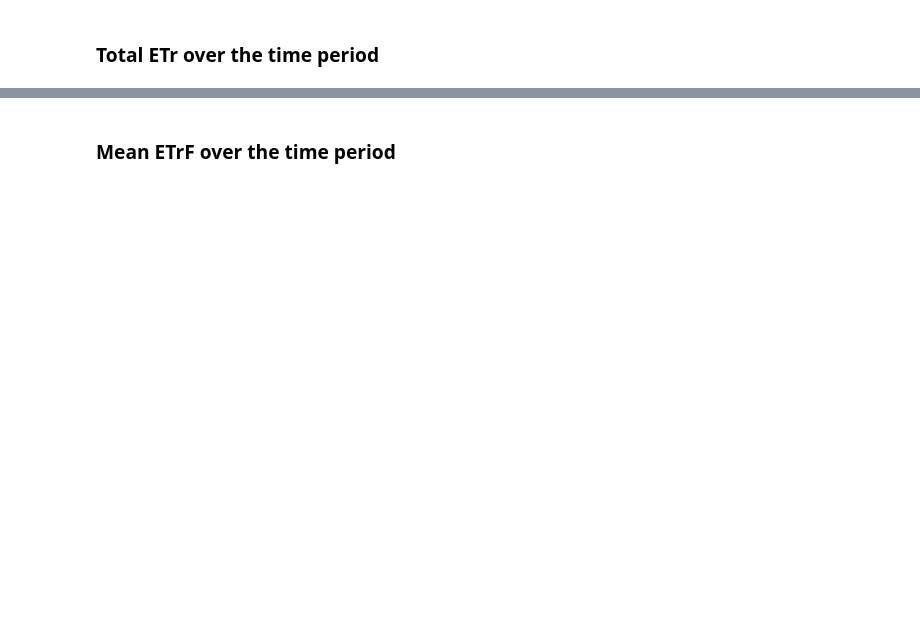
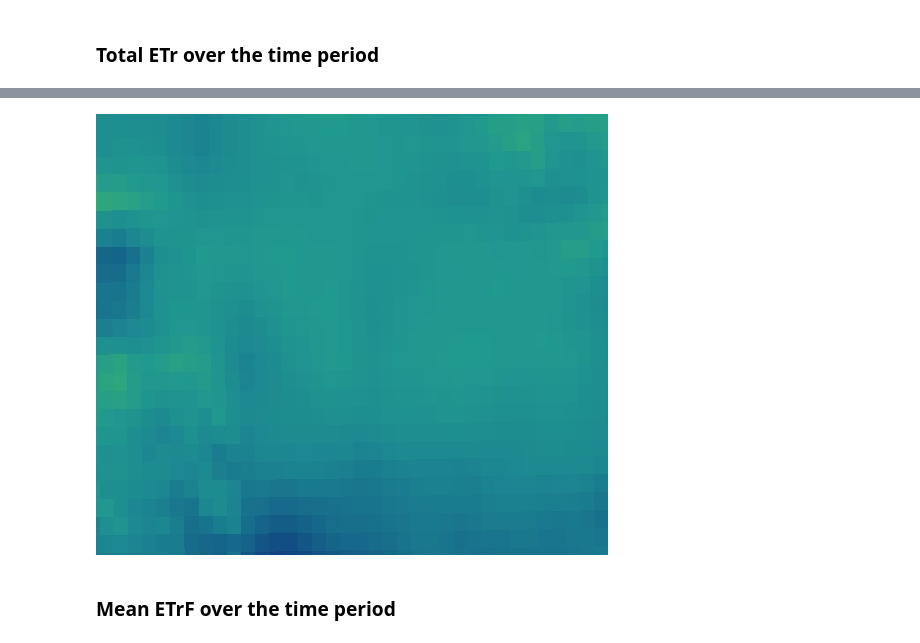
Before and after one commit to Open-ET/openet-ssebop, a Jupyter notebook: examples/interpolate.ipynb, the cells around one changed output, grey strips where cells are left out. Drawn from its saved outputs; the diff is of its cells as text; code cells hidden in the pictures; blank space fills up the shorter version.

```diff
--- a/examples/interpolate.ipynb
+++ b/examples/interpolate.ipynb
@@ -114,6 +115,7 @@ Image(url=ee.Image(daily_et_actual_coll.sum()) \
 ### Total ETr over the time period
 # %%
 Image(url=ee.Image(daily_et_reference_coll.sum()) \
-    .reproject(crs=study_crs, scale=100) \
-    .getThumbURL({'min': 0, 'max': 400, 'region': study_region, 'palette': ','.join(et_palette)}))
+        .reproject(crs=study_crs, scale=100) \
+        .getThumbURL({'min': 0, 'max': 400, 'region': study_region, 'palette': ','.join(et_palette)}),
+      embed=True, format='png')
 # %% [output]
@@ -121,3 +122,4 @@ Image(url=ee.Image(daily_et_reference_coll.sum()) \
+[figure, added]
 # %% [markdown]
 ### Mean ETrF over the time period
 # %%
```
Also changed, not shown: parts of 4 cells of this notebook, 2 other files.
